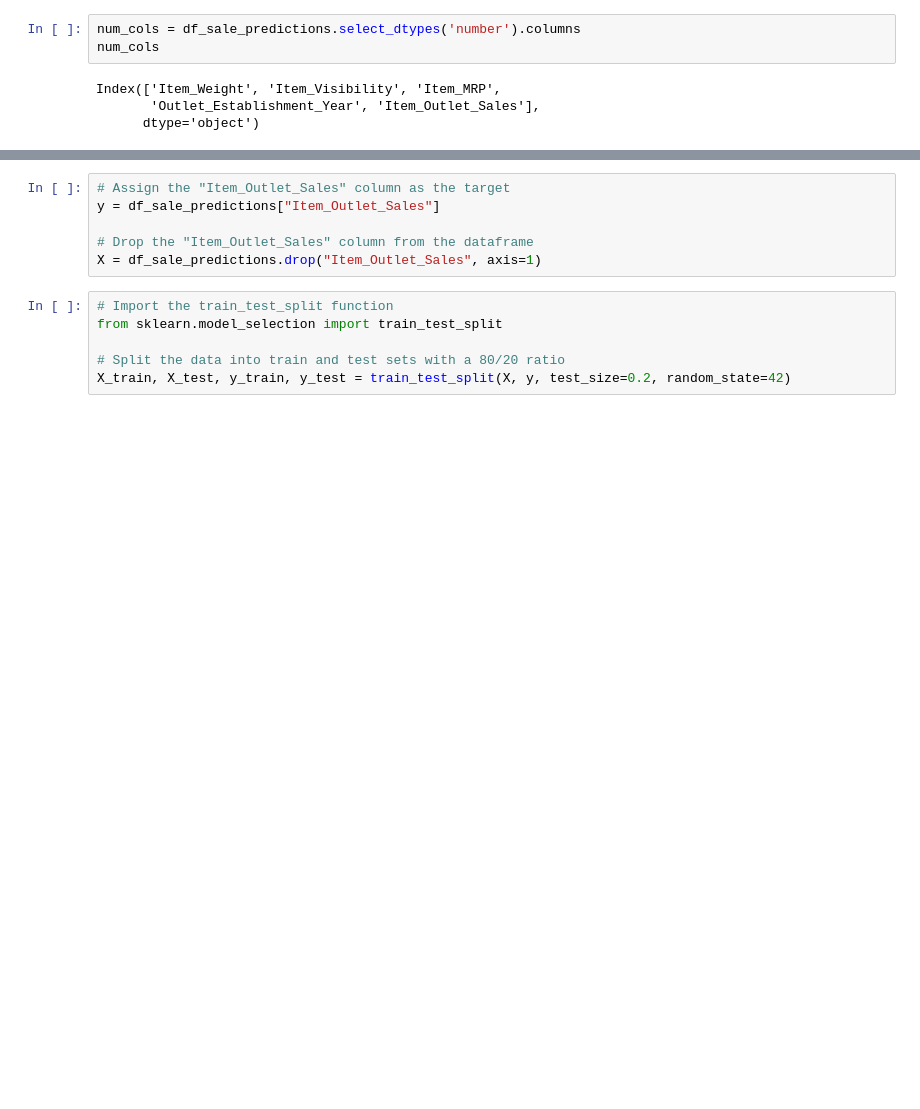
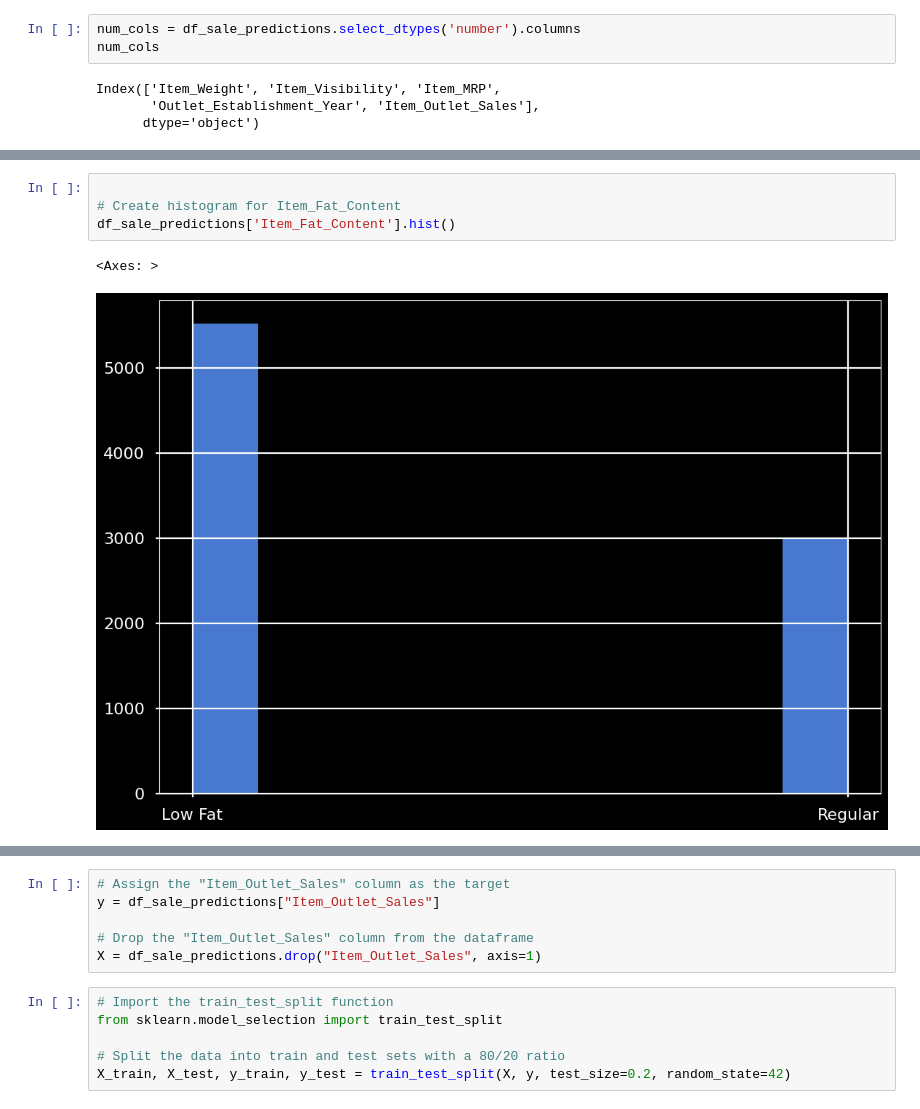
Before and after one commit to davegbade/Prediction-of-Product-Sales, a Jupyter notebook: Project_1_Part_5_(Core).ipynb, the cells around one changed output, grey strips where cells are left out. Drawn from its saved outputs; the diff is of its cells as text; blank space fills up the shorter version.

```diff
--- a/Project_1_Part_5_(Core).ipynb
+++ b/Project_1_Part_5_(Core).ipynb
@@ -422,0 +440,7 @@ Index(['Item_Weight', 'Item_Visibility', 'Item_MRP',
+# %%
+
+# Create histogram for Item_Fat_Content
+df_sale_predictions['Item_Fat_Content'].hist()
+# %% [output]
+<Axes: >
+[figure, added]
```
Also changed, not shown: parts of 29 cells of this notebook.
